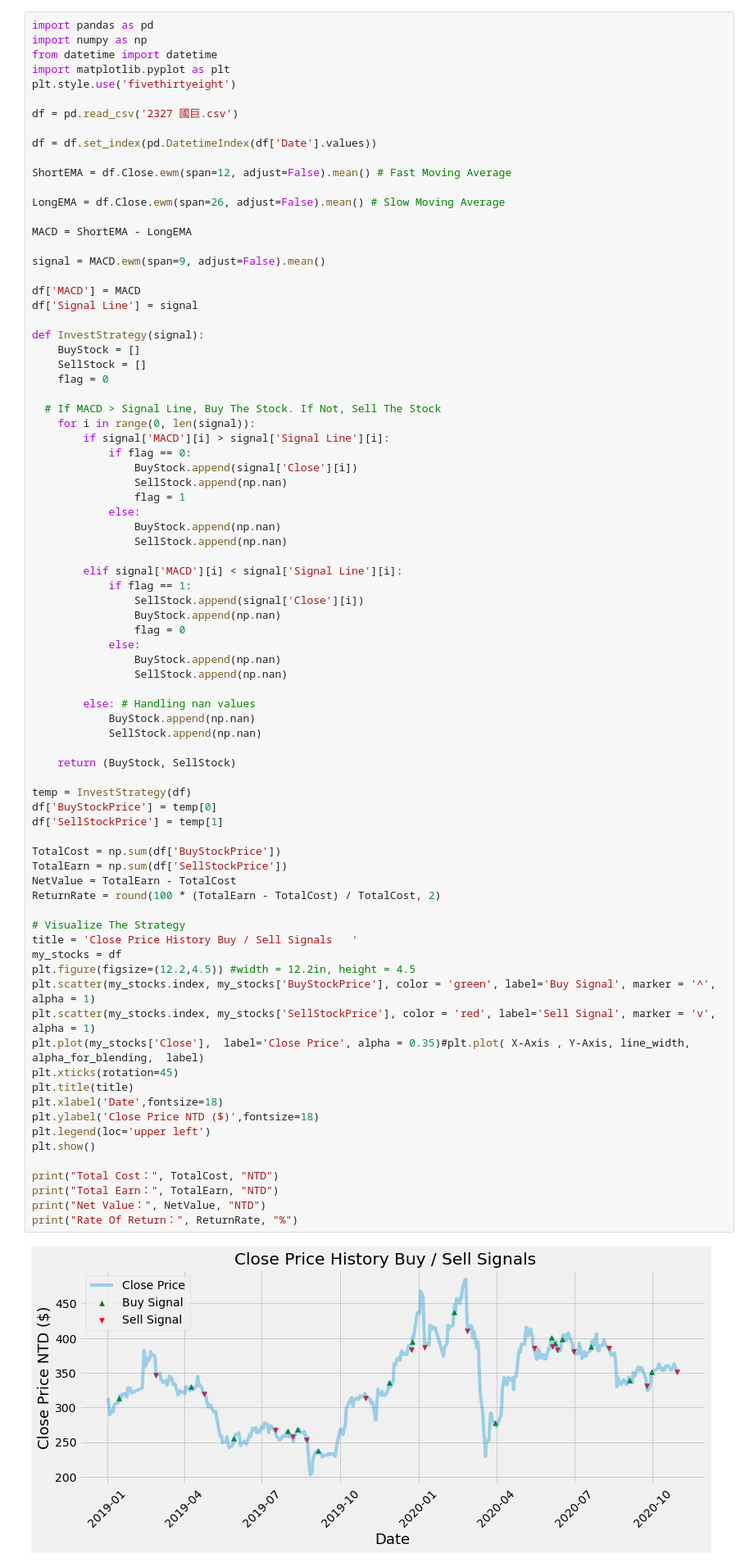
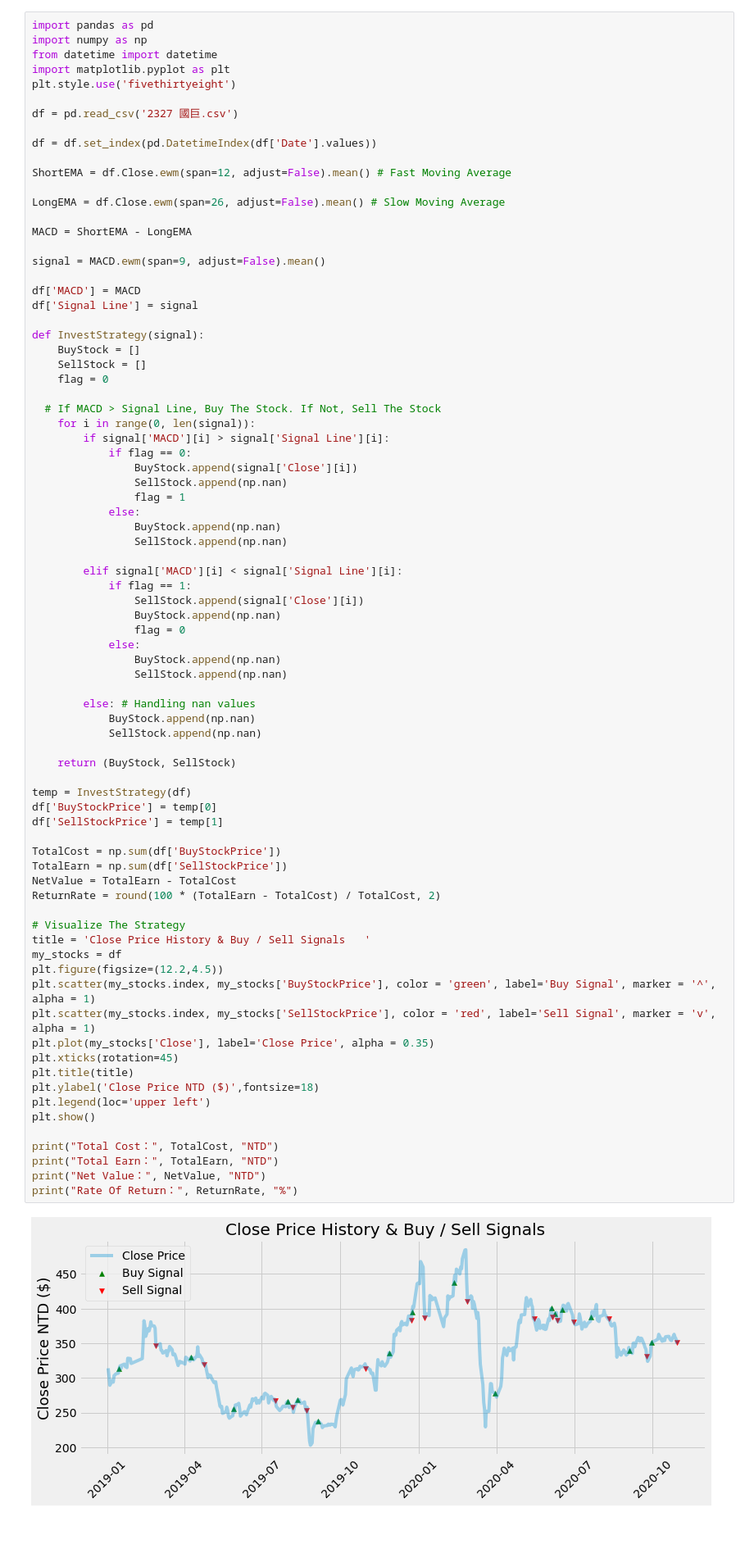
Before and after one commit to toby0622/Stock-Investment-Using-Python, a Jupyter notebook: Final Result.ipynb, the cells around one changed output. Shown: that part at 82% size. Saved outputs shown, nothing was run; the diff lists cells and outputs as text; blank space fills up the shorter version.

```diff
--- a/Final Result.ipynb
+++ b/Final Result.ipynb
@@ -48,38 +48,37 @@ def InvestStrategy(signal):
         else: # Handling nan values
             BuyStock.append(np.nan)
             SellStock.append(np.nan)
 
     return (BuyStock, SellStock)
 
 temp = InvestStrategy(df)
 df['BuyStockPrice'] = temp[0]
 df['SellStockPrice'] = temp[1]
 
 TotalCost = np.sum(df['BuyStockPrice'])
 TotalEarn = np.sum(df['SellStockPrice'])
 NetValue = TotalEarn - TotalCost
 ReturnRate = round(100 * (TotalEarn - TotalCost) / TotalCost, 2)
 
 # Visualize The Strategy
-title = 'Close Price History Buy / Sell Signals   '
+title = 'Close Price History & Buy / Sell Signals   '
 my_stocks = df
-plt.figure(figsize=(12.2,4.5)) #width = 12.2in, height = 4.5
+plt.figure(figsize=(12.2,4.5))
 plt.scatter(my_stocks.index, my_stocks['BuyStockPrice'], color = 'green', label='Buy Signal', marker = '^', alpha = 1)
 plt.scatter(my_stocks.index, my_stocks['SellStockPrice'], color = 'red', label='Sell Signal', marker = 'v', alpha = 1)
-plt.plot(my_stocks['Close'],  label='Close Price', alpha = 0.35)#plt.plot( X-Axis , Y-Axis, line_width, alpha_for_blending,  label)
+plt.plot(my_stocks['Close'], label='Close Price', alpha = 0.35)
 plt.xticks(rotation=45)
 plt.title(title)
-plt.xlabel('Date',fontsize=18)
 plt.ylabel('Close Price NTD ($)',fontsize=18)
 plt.legend(loc='upper left')
 plt.show()
 
 print("Total Cost：", TotalCost, "NTD")
 print("Total Earn：", TotalEarn, "NTD")
 print("Net Value：", NetValue, "NTD")
 print("Rate Of Return：", ReturnRate, "%")
 # %% [output]
-[figure, old version]
+[figure, new version]
 Total Cost： 5390.0 NTD
 Total Earn： 5543.5 NTD
 Net Value： 153.5 NTD
```
